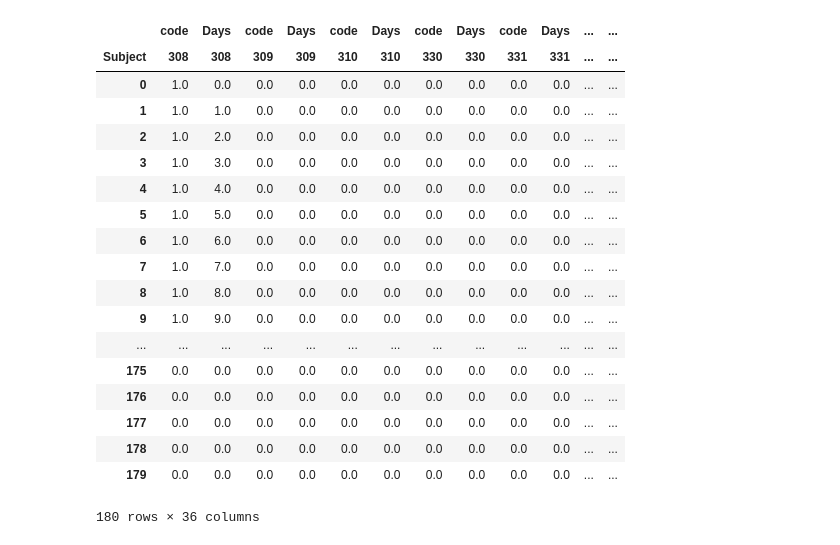
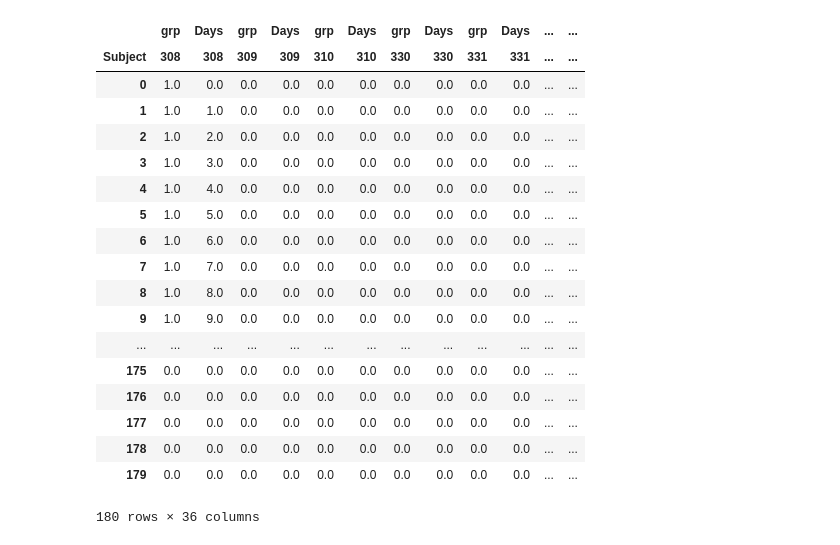
Before and after one commit to dirmeier/mixed-models, a Jupyter notebook: mixed-models.ipynb, the cells around one changed output. Cells and saved outputs as stored; diff of their text form; code cells hidden in the pictures.

```diff
--- a/test.ipynb
+++ b/mixed-models.ipynb
@@ -23,2 +24,2 @@ mdf = md.fit()
 # %%
-d = pandas.read_csv("./data/sleepstudy.csv")
+tab = pandas.read_csv("./data/sleepstudy.csv")
@@ -40,22 +25,0 @@ pp = pd.concat([t, v], axis=1, sort=True)
-# %%
-pp.reindex(sorted(pp.columns, key=lambda x: x[1]), axis=1)
-# %% [output]
-|  | code | Days | code | Days | code | Days | code | Days | code | Days | ... | ... |
-| Subject | 308 | 308 | 309 | 309 | 310 | 310 | 330 | 330 | 331 | 331 | ... | ... |
-| 0 | 1.0 | 0.0 | 0.0 | 0.0 | 0.0 | 0.0 | 0.0 | 0.0 | 0.0 | 0.0 | ... | ... |
-| 1 | 1.0 | 1.0 | 0.0 | 0.0 | 0.0 | 0.0 | 0.0 | 0.0 | 0.0 | 0.0 | ... | ... |
-| 2 | 1.0 | 2.0 | 0.0 | 0.0 | 0.0 | 0.0 | 0.0 | 0.0 | 0.0 | 0.0 | ... | ... |
-| 3 | 1.0 | 3.0 | 0.0 | 0.0 | 0.0 | 0.0 | 0.0 | 0.0 | 0.0 | 0.0 | ... | ... |
-| 4 | 1.0 | 4.0 | 0.0 | 0.0 | 0.0 | 0.0 | 0.0 | 0.0 | 0.0 | 0.0 | ... | ... |
-| 5 | 1.0 | 5.0 | 0.0 | 0.0 | 0.0 | 0.0 | 0.0 | 0.0 | 0.0 | 0.0 | ... | ... |
-| 6 | 1.0 | 6.0 | 0.0 | 0.0 | 0.0 | 0.0 | 0.0 | 0.0 | 0.0 | 0.0 | ... | ... |
-| 7 | 1.0 | 7.0 | 0.0 | 0.0 | 0.0 | 0.0 | 0.0 | 0.0 | 0.0 | 0.0 | ... | ... |
-| 8 | 1.0 | 8.0 | 0.0 | 0.0 | 0.0 | 0.0 | 0.0 | 0.0 | 0.0 | 0.0 | ... | ... |
-| 9 | 1.0 | 9.0 | 0.0 | 0.0 | 0.0 | 0.0 | 0.0 | 0.0 | 0.0 | 0.0 | ... | ... |
-| ... | ... | ... | ... | ... | ... | ... | ... | ... | ... | ... | ... | ... |
-| 175 | 0.0 | 0.0 | 0.0 | 0.0 | 0.0 | 0.0 | 0.0 | 0.0 | 0.0 | 0.0 | ... | ... |
-| 176 | 0.0 | 0.0 | 0.0 | 0.0 | 0.0 | 0.0 | 0.0 | 0.0 | 0.0 | 0.0 | ... | ... |
-| 177 | 0.0 | 0.0 | 0.0 | 0.0 | 0.0 | 0.0 | 0.0 | 0.0 | 0.0 | 0.0 | ... | ... |
-| 178 | 0.0 | 0.0 | 0.0 | 0.0 | 0.0 | 0.0 | 0.0 | 0.0 | 0.0 | 0.0 | ... | ... |
-| 179 | 0.0 | 0.0 | 0.0 | 0.0 | 0.0 | 0.0 | 0.0 | 0.0 | 0.0 | 0.0 | ... | ... |
-180 rows × 36 columns
@@ -63,0 +28,38 @@ sorted()
+# %%
+def _build_ranef_model_matrix(tab, factor, ranef):
+    inter_tab = tab[[factor, ranef]].copy()
+    inter_tab['grp'] = LabelEncoder().fit_transform(tab.Subject)
+    inter_tab = inter_tab[[factor, "grp"]].pivot(columns=factor).reindex()
+    inter_tab.values[np.isfinite(inter_tab.values)] = 1
+    inter_tab.values[np.isnan(inter_tab.values)] = 0
+
+    slope_tab = tab[[factor, ranef]].copy().pivot(columns=factor).reindex()
+    slope_tab.values[np.isnan(slope_tab.values)] = 0
+
+    Z = pd.concat([inter_tab, slope_tab], axis=1, sort=True)
+    Z = Z.reindex(sorted(Z.columns, key=lambda x: x[1]), axis=1)
+
+    return Z
+Z = _build_ranef_model_matrix(tab, "Subject", "Days")
+# %%
+Z
+# %% [output]
+|  | grp | Days | grp | Days | grp | Days | grp | Days | grp | Days | ... | ... |
+| Subject | 308 | 308 | 309 | 309 | 310 | 310 | 330 | 330 | 331 | 331 | ... | ... |
+| 0 | 1.0 | 0.0 | 0.0 | 0.0 | 0.0 | 0.0 | 0.0 | 0.0 | 0.0 | 0.0 | ... | ... |
+| 1 | 1.0 | 1.0 | 0.0 | 0.0 | 0.0 | 0.0 | 0.0 | 0.0 | 0.0 | 0.0 | ... | ... |
+| 2 | 1.0 | 2.0 | 0.0 | 0.0 | 0.0 | 0.0 | 0.0 | 0.0 | 0.0 | 0.0 | ... | ... |
+| 3 | 1.0 | 3.0 | 0.0 | 0.0 | 0.0 | 0.0 | 0.0 | 0.0 | 0.0 | 0.0 | ... | ... |
+| 4 | 1.0 | 4.0 | 0.0 | 0.0 | 0.0 | 0.0 | 0.0 | 0.0 | 0.0 | 0.0 | ... | ... |
+| 5 | 1.0 | 5.0 | 0.0 | 0.0 | 0.0 | 0.0 | 0.0 | 0.0 | 0.0 | 0.0 | ... | ... |
+| 6 | 1.0 | 6.0 | 0.0 | 0.0 | 0.0 | 0.0 | 0.0 | 0.0 | 0.0 | 0.0 | ... | ... |
+| 7 | 1.0 | 7.0 | 0.0 | 0.0 | 0.0 | 0.0 | 0.0 | 0.0 | 0.0 | 0.0 | ... | ... |
+| 8 | 1.0 | 8.0 | 0.0 | 0.0 | 0.0 | 0.0 | 0.0 | 0.0 | 0.0 | 0.0 | ... | ... |
+| 9 | 1.0 | 9.0 | 0.0 | 0.0 | 0.0 | 0.0 | 0.0 | 0.0 | 0.0 | 0.0 | ... | ... |
+| ... | ... | ... | ... | ... | ... | ... | ... | ... | ... | ... | ... | ... |
+| 175 | 0.0 | 0.0 | 0.0 | 0.0 | 0.0 | 0.0 | 0.0 | 0.0 | 0.0 | 0.0 | ... | ... |
+| 176 | 0.0 | 0.0 | 0.0 | 0.0 | 0.0 | 0.0 | 0.0 | 0.0 | 0.0 | 0.0 | ... | ... |
+| 177 | 0.0 | 0.0 | 0.0 | 0.0 | 0.0 | 0.0 | 0.0 | 0.0 | 0.0 | 0.0 | ... | ... |
+| 178 | 0.0 | 0.0 | 0.0 | 0.0 | 0.0 | 0.0 | 0.0 | 0.0 | 0.0 | 0.0 | ... | ... |
+| 179 | 0.0 | 0.0 | 0.0 | 0.0 | 0.0 | 0.0 | 0.0 | 0.0 | 0.0 | 0.0 | ... | ... |
+180 rows × 36 columns
```
Also changed, not shown: parts of 15 cells of this notebook, 6 other files.
